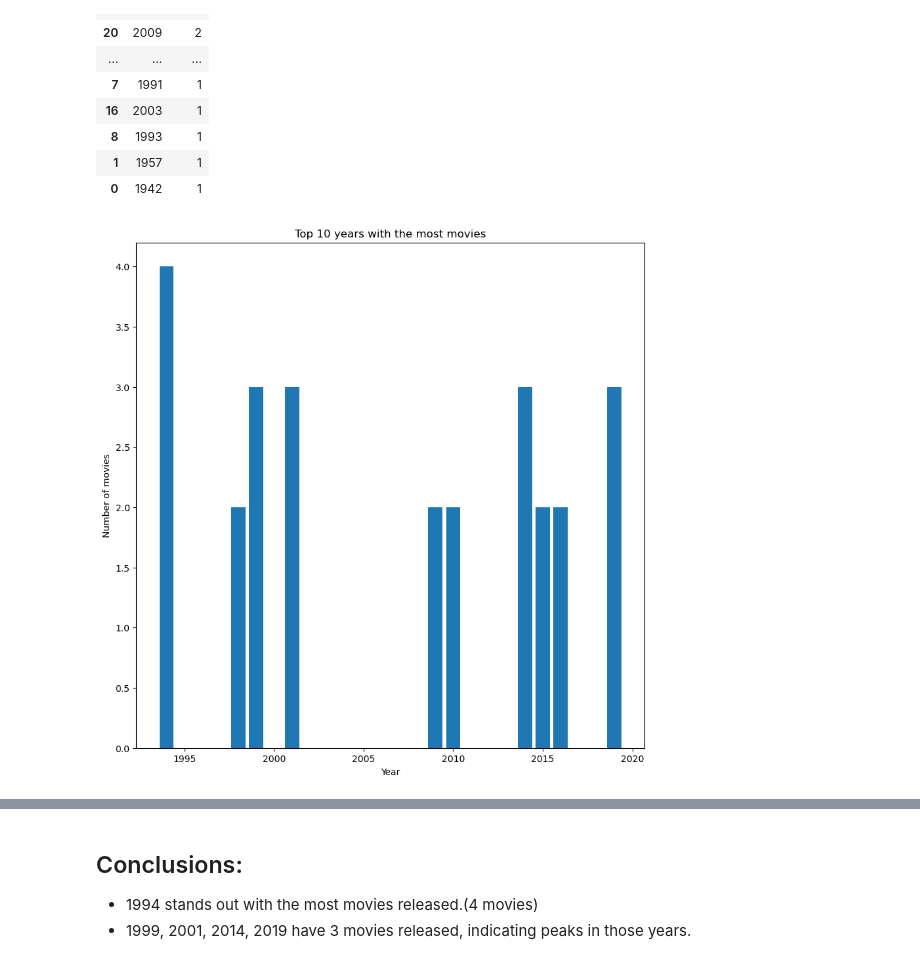
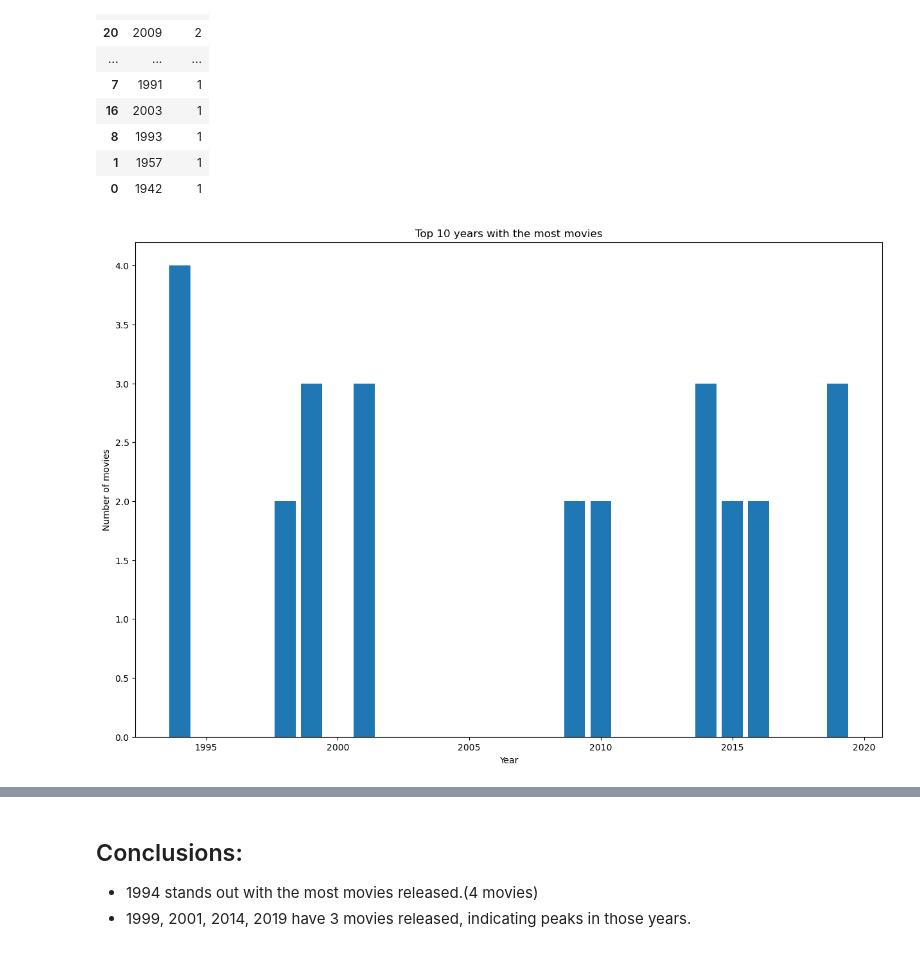
Before and after one commit to Fady-Foash97/Data-analysis-using-Pandas, a Jupyter notebook: Movies_list.ipynb, the cells around one changed output, grey strips where cells are left out. Saved outputs shown, nothing was run; the diff lists cells and outputs as text; code cells hidden in the pictures.

```diff
--- a/Movies_list.ipynb
+++ b/Movies_list.ipynb
@@ -191,11 +202,11 @@ df_year1
 | 1 | 1957 | 1 |
 | 0 | 1942 | 1 |
 # %%
-plt.figure(figsize=(10, 10))
+plt.figure(figsize=(15, 10))
 plt.bar(df_year1["Year"][:10], df_year1["Title"][:10])
 plt.xlabel("Year", size = 10)
 plt.ylabel("Number of movies")
 plt.title("Top 10 years with the most movies")
 plt.show()
 # %% [output]
-[figure, old version]
+[figure, new version]
```
Also changed, not shown: parts of 5 cells of this notebook.
